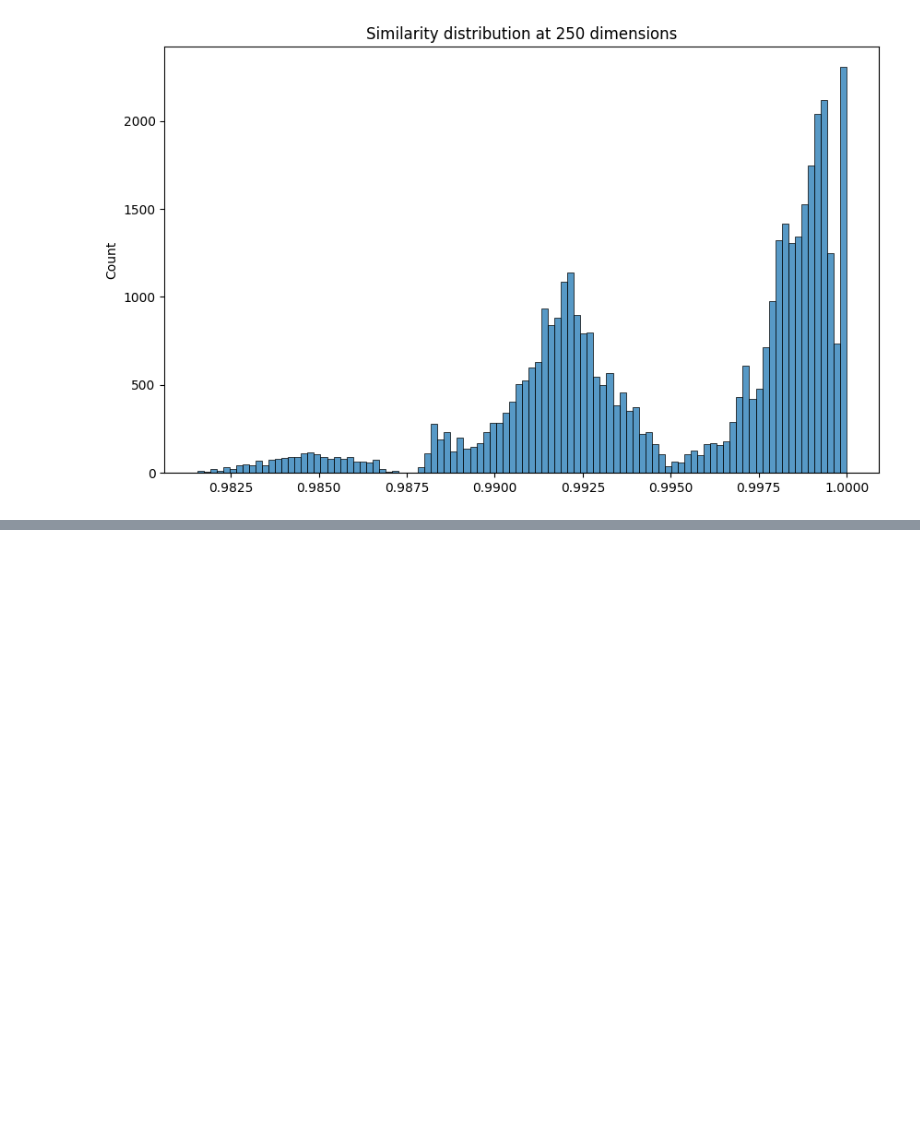
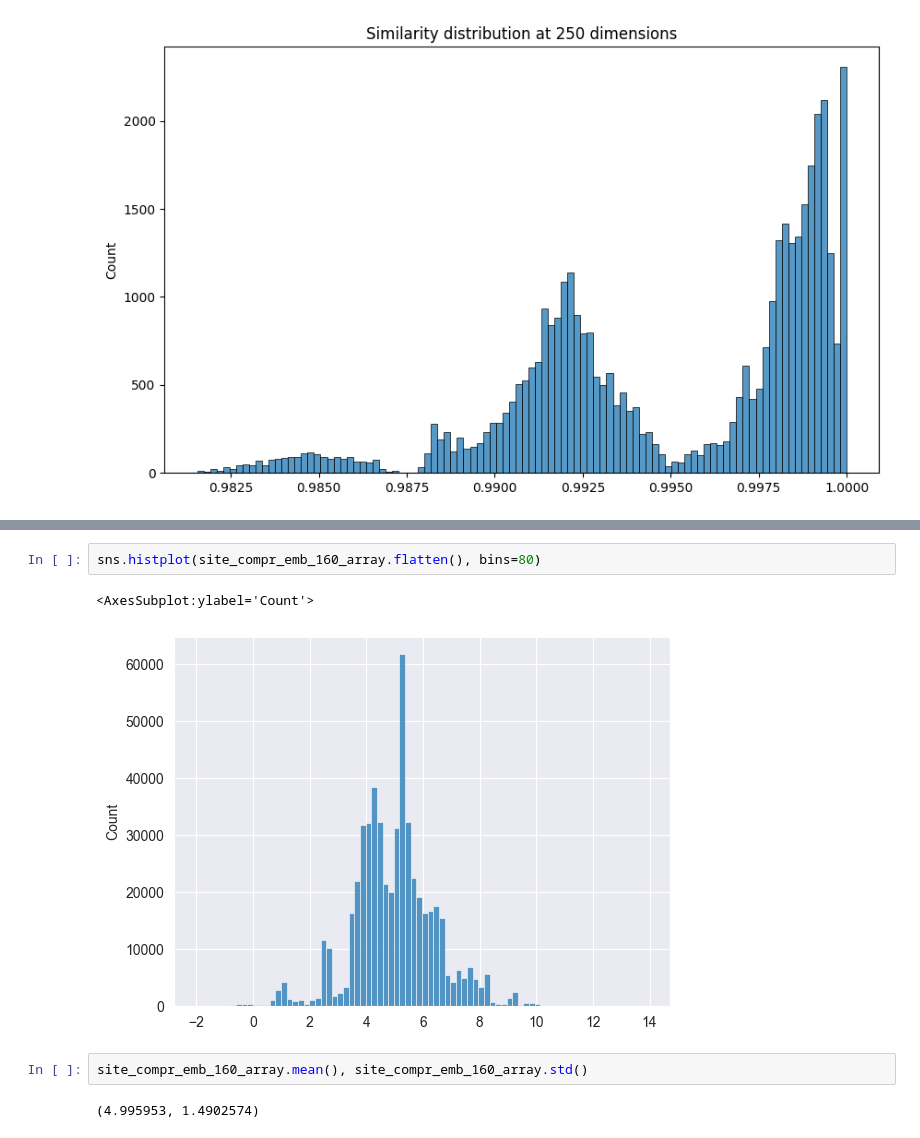
Before and after one commit to GiovanniChiurco/auction-gym, a Jupyter notebook: src/publisher_embedding/dimensionality_reduction.ipynb, the cells around one changed output, grey strips where cells are left out. Drawn from its saved outputs; the diff is of its cells as text; blank space fills up the shorter version.

```diff
--- a/src/publisher_embedding/dimensionality_reduction.ipynb
+++ b/src/publisher_embedding/dimensionality_reduction.ipynb
@@ -97,0 +132,9 @@ plt.show()
+# %%
+sns.histplot(site_compr_emb_160_array.flatten(), bins=80)
+# %% [output]
+<AxesSubplot:ylabel='Count'>
+[figure, added]
+# %%
+site_compr_emb_160_array.mean(), site_compr_emb_160_array.std()
+# %% [output]
+(4.995953, 1.4902574)
```
Also changed, not shown: parts of 9 cells of this notebook, 6 other files.
